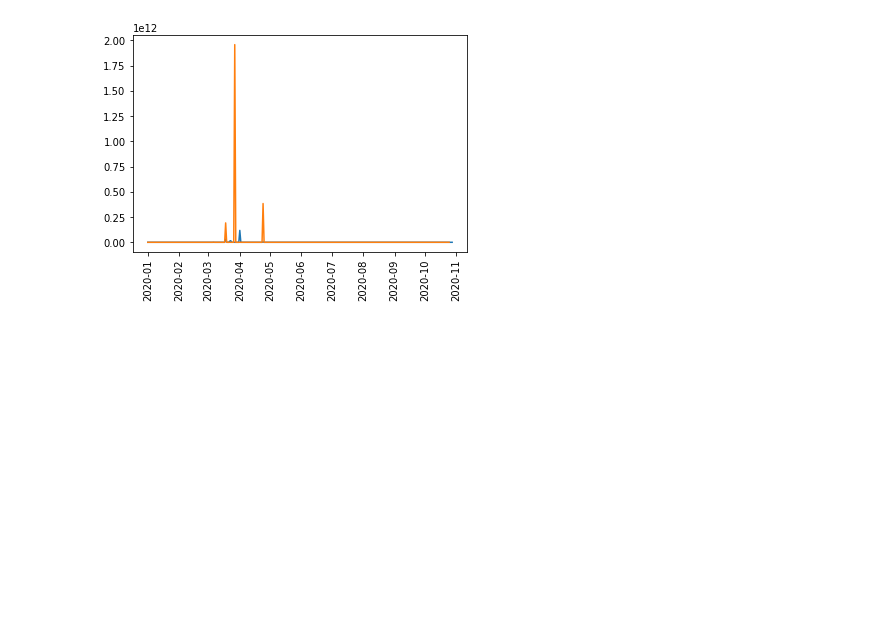
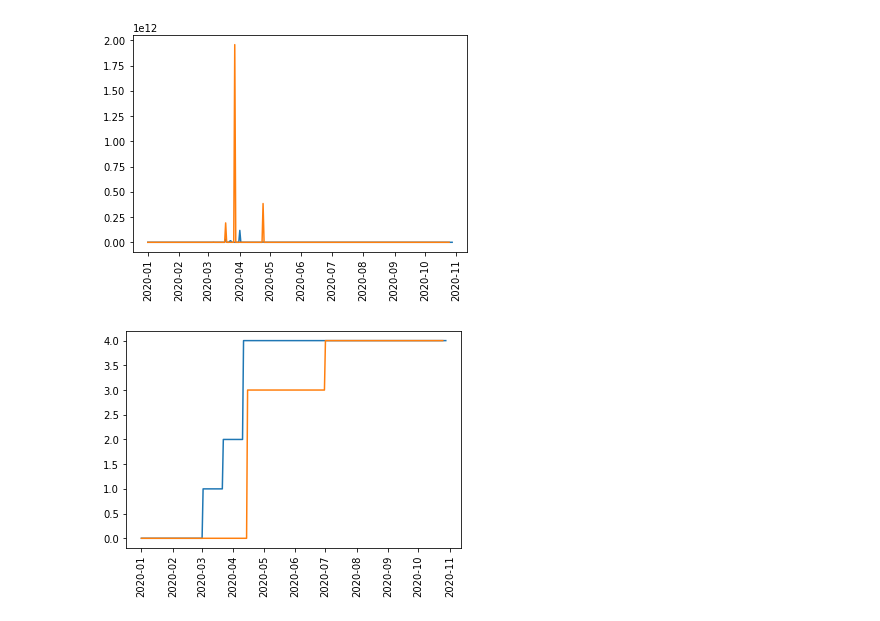
Before and after one commit to rejane-b/Project_1, a Jupyter notebook: Economics.ipynb, the cells around one changed output. Cells and saved outputs as stored; diff of their text form; code cells hidden in the pictures; blank space fills up the shorter version.

```diff
--- a/Economics.ipynb
+++ b/Economics.ipynb
@@ -269,3 +237,13 @@ plt.xticks(rotation='vertical')
 plt.show()
 # %% [output]
 [figure]
+# %%
+brazil_face = data.loc[data['CountryName']=='Brazil']
+us_face = data.loc[data['CountryName']=='United States']
+plt.plot(brazil_face['Date'],brazil_face['H6_Facial Coverings'])
+plt.plot(us_face['Date'],us_face['H6_Facial Coverings'])
+plt.xticks(rotation='vertical')
+plt.show()
+#us_face.head()
+# %% [output]
+[figure, added]
```
Also changed, not shown: parts of 16 cells of this notebook.
